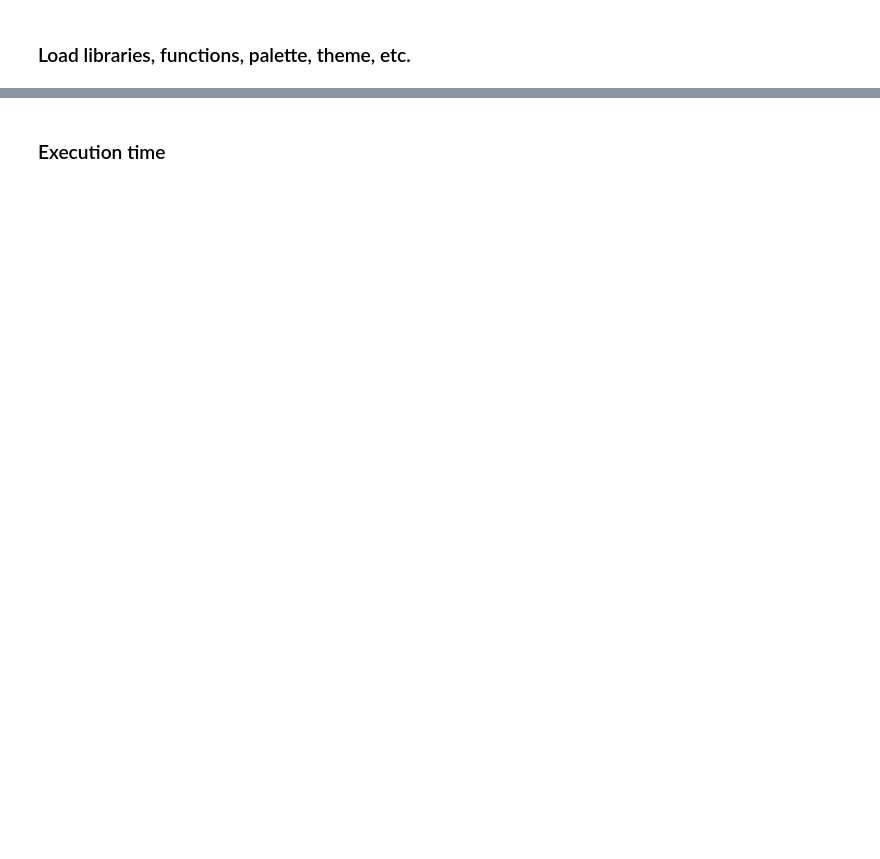
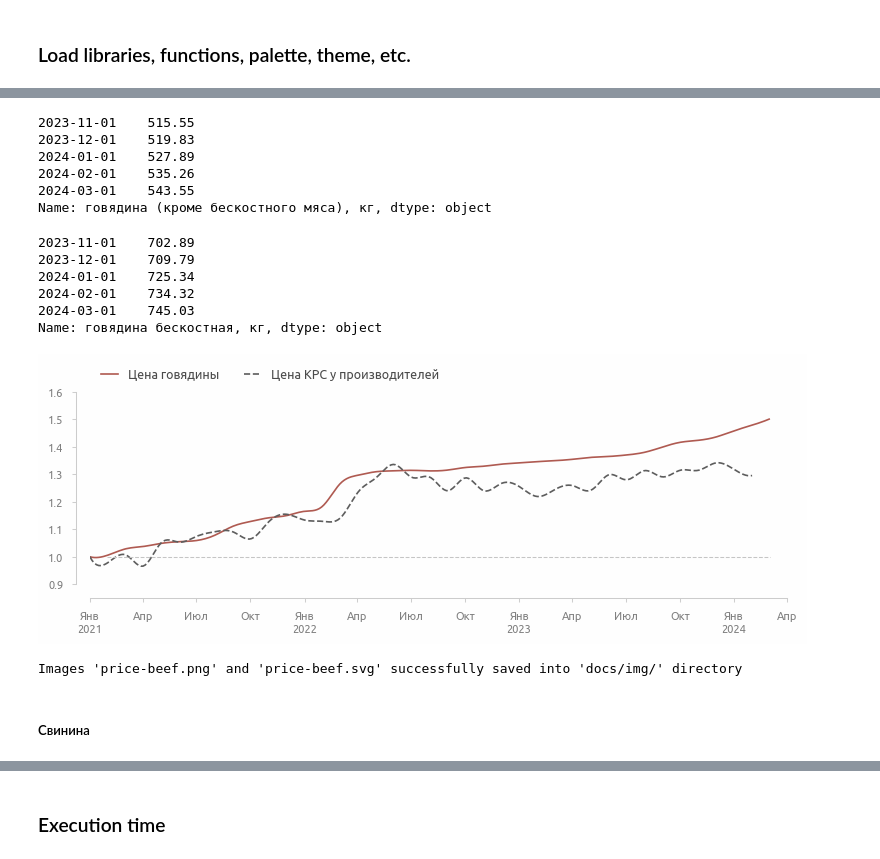
Before and after one commit to a-chasovsky/economics-rus, a Jupyter notebook: 01-report.ipynb, the cells around one changed output, grey strips where cells are left out. Cells and saved outputs as stored; diff of their text form; code cells hidden in the pictures; blank space fills up the shorter version.

```diff
--- a/01-report.ipynb
+++ b/01-report.ipynb
@@ -13,0 +358,2 @@ start = stopwatch_start()
+# %%
+animals = 0.001 * animals
@@ -13,0 +369,20 @@ start = stopwatch_start()
+# %%
+beef_2021 = prices_food_2021_consumers['говядина (кроме бескостного мяса), кг'].copy()
+beef_2022 = prices_food_2022_consumers['говядина (кроме бескостного мяса), кг'].copy()
+beef_2023 = prices_food_2023_consumers['говядина (кроме бескостного мяса), кг'].copy()
+beef_2024 = prices_food_2024_consumers['говядина (кроме бескостного мяса), кг'].copy()
+# %%
+beef = pd.concat([
+    beef_2021, beef_2022, beef_2023, beef_2024
+], axis=0)
+# %%
+beef.index =  [to_date(x) for x in beef.index]
+# %%
+beef.tail()
+# %% [output]
+2023-11-01    515.55
+2023-12-01    519.83
+2024-01-01    527.89
+2024-02-01    535.26
+2024-03-01    543.55
+Name: говядина (кроме бескостного мяса), кг, dtype: object
@@ -13,0 +400,38 @@ start = stopwatch_start()
+# %%
+beef_clean.tail()
+# %% [output]
+2023-11-01    702.89
+2023-12-01    709.79
+2024-01-01    725.34
+2024-02-01    734.32
+2024-03-01    745.03
+Name: говядина бескостная, кг, dtype: object
+# %%
+fig = plt.figure()
+
+plt.plot(
+    smoothed(normalized_by_first(beef), datetime_index=True),
+    color=palette[1], label='Цена говядины')
+plt.plot(
+    smoothed(normalized_by_first(animals), datetime_index=True),
+    ls='--', color=palette[0], label='Цена КРС у производителей')
+plt.axhline(
+    1, 0.025, 0.975, lw=0.75, ls='--', color=palette[-2], zorder=10)
+
+ax = ax_current()
+ax_ = axis_secondary(pad=28, label_color='#808080')
+
+ax.set_xlim(time_range)
+ax.legend(**legend_inline(), handlelength=1.35)
+ax.xaxis.set_major_formatter(mpl.dates.DateFormatter(fmt='%b'))
+ax.xaxis.set_major_locator(mpl.dates.MonthLocator([1, 4, 7, 10]))
+ax_.xaxis.set_major_formatter(mpl.dates.DateFormatter(fmt='%Y'))
+ax_.xaxis.set_major_locator(mpl.dates.MonthLocator(1))
+axis_rstyle(offset_bottom=10, offset_left=10)
+axis_translate_months()
+plt.show()
+
+savefig('price-beef', dir=dir_save_img, dpi=100)
+# %% [output]
+[figure, added]
+Images 'price-beef.png' and 'price-beef.svg' successfully saved into 'docs/img/' directory
@@ -13,0 +440,2 @@ start = stopwatch_start()
+# %% [markdown]
+##### Свинина
```
Also changed, not shown: parts of 173 cells of this notebook, 59 other files.
